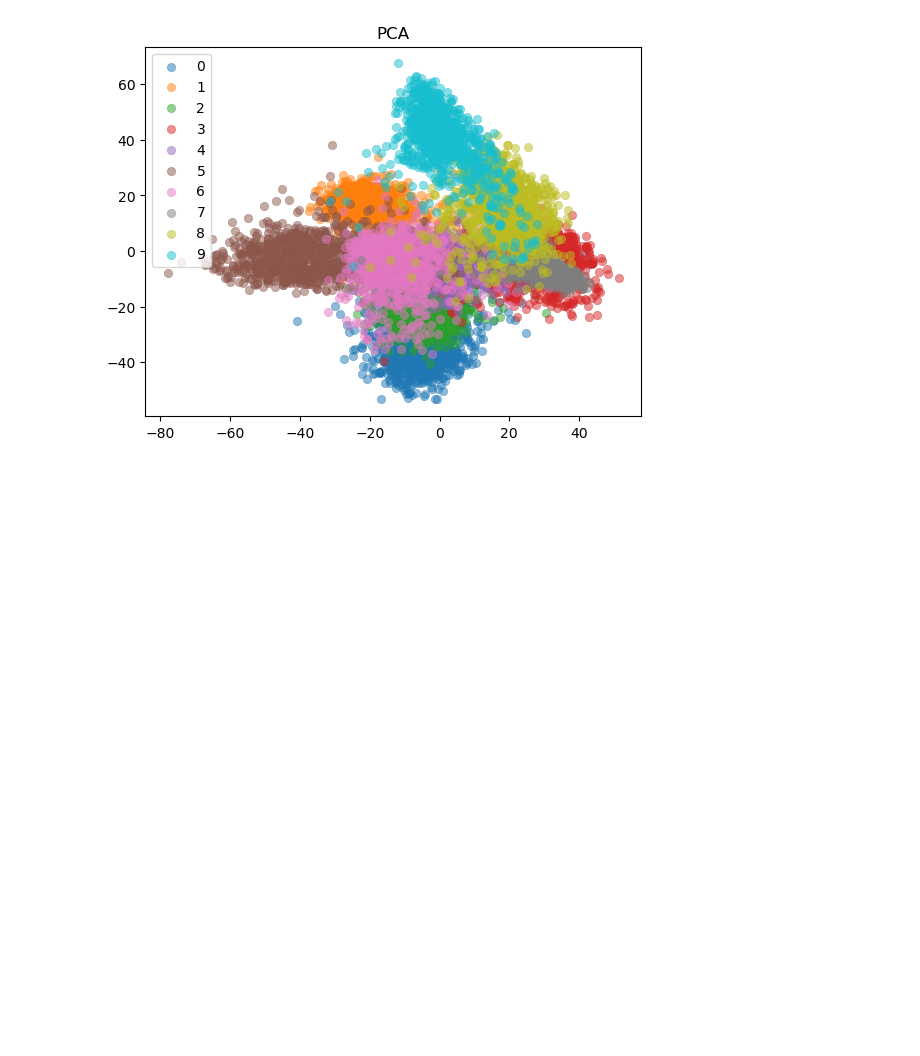
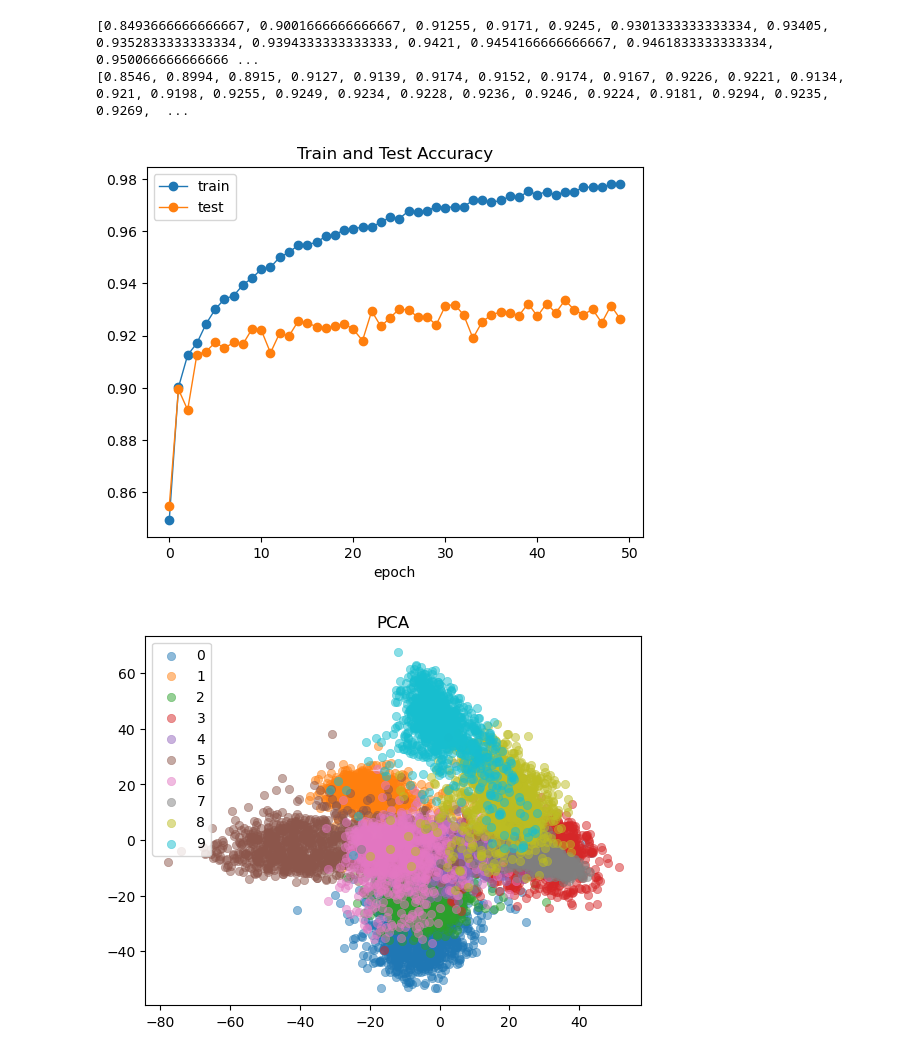
Before and after one commit to zhiyuan5986/CS3612-Machine-Learning-Final-Project, a Jupyter notebook: Task1/Task1_complex_NN_v1.ipynb, the cells around one changed output. Cells and saved outputs as stored; diff of their text form; code cells hidden in the pictures; blank space fills up the shorter version.

Commit message:
All codes basicly done!

```diff
--- a/Task1/Task1_complex_NN_v1.ipynb
+++ b/Task1/Task1_complex_NN_v1.ipynb
@@ -296,7 +296,7 @@ args = {
     'device': torch.device('cuda' if torch.cuda.is_available() else 'cpu'),
     'batch_size': 64,
     # 'test_batch_size': 1000,
-    'epochs': 20,
+    'epochs': 50,
     'lr': 1e-4
 }
 
@@ -355,13 +355,13 @@ for i in range(1,cols*rows+1):
 plt.show()
 
 
-# train_acc_list, test_acc_list = [], []
-# train_loss_list, test_loss_list = [], []
-# for t in range(args['epochs']):
-#     print(f'Epoch {t+1}\n-------------------------------')
-#     train_loop(model, train_loader, optimizer, loss_fn, train_loss_list, train_acc_list, args['device'])
-#     test_loop(model, test_loader, loss_fn, args['device'], test_loss_list, test_acc_list)
-# print('Done!')
+train_acc_list, test_acc_list = [], []
+train_loss_list, test_loss_list = [], []
+for t in range(args['epochs']):
+    print(f'Epoch {t+1}\n-------------------------------')
+    train_loop(model, train_loader, optimizer, loss_fn, train_loss_list, train_acc_list, args['device'])
+    test_loop(model, test_loader, loss_fn, args['device'], test_loss_list, test_acc_list)
+print('Done!')
 
 # torch.save(model.state_dict(), f'./checkpoints/{version}.pt')
 
@@ -392,3 +410,19 @@ NameError: name 'train_acc_list' is not defined
+# %%
+print(train_acc_list)
+print(test_acc_list)
+# %% [output]
+[0.8493666666666667, 0.9001666666666667, 0.91255, 0.9171, 0.9245, 0.9301333333333334, 0.93405, 0.9352833333333334, 0.9394333333333333, 0.9421, 0.9454166666666667, 0.9461833333333334, 0.950066666666666 ...
+[0.8546, 0.8994, 0.8915, 0.9127, 0.9139, 0.9174, 0.9152, 0.9174, 0.9167, 0.9226, 0.9221, 0.9134, 0.921, 0.9198, 0.9255, 0.9249, 0.9234, 0.9228, 0.9236, 0.9246, 0.9224, 0.9181, 0.9294, 0.9235, 0.9269,  ...
+# %%
+train_acc_list = [0.8493666666666667, 0.9001666666666667, 0.91255, 0.9171, 0.9245, 0.9301333333333334, 0.93405, 0.9352833333333334, 0.9394333333333333, 0.9421, 0.9454166666666667, 0.9461833333333334, 0.9500666666666666, 0.9518666666666666, 0.9546666666666667, 0.95485, 0.9557666666666667, 0.9580833333333333, 0.9587, 0.9604833333333334, 0.9609833333333333, 0.9615666666666667, 0.96155, 0.9635333333333334, 0.9653, 0.96485, 0.9677333333333333, 0.9672166666666666, 0.9679333333333333, 0.9693, 0.9690833333333333, 0.9693666666666667, 0.9694333333333334, 0.9718166666666667, 0.9719833333333333, 0.9710666666666666, 0.9717833333333333, 0.9733166666666667, 0.9730333333333333, 0.9752666666666666, 0.97405, 0.9751666666666666, 0.9738833333333333, 0.9751166666666666, 0.9751666666666666, 0.9768, 0.97695, 0.9768166666666667, 0.9779833333333333, 0.9781333333333333]
+test_acc_list = [0.8546, 0.8994, 0.8915, 0.9127, 0.9139, 0.9174, 0.9152, 0.9174, 0.9167, 0.9226, 0.9221, 0.9134, 0.921, 0.9198, 0.9255, 0.9249, 0.9234, 0.9228, 0.9236, 0.9246, 0.9224, 0.9181, 0.9294, 0.9235, 0.9269, 0.9302, 0.9298, 0.9272, 0.9273, 0.9241, 0.9314, 0.9319, 0.9279, 0.919, 0.9253, 0.9279, 0.9291, 0.9287, 0.9277, 0.9323, 0.9274, 0.9323, 0.9287, 0.9336, 0.9299, 0.928, 0.9301, 0.9249, 0.9315, 0.9264]
+from utils import *
+version = "v1"
+output_root = f"./output/{version}"
+plot_curveII(train_acc_list, test_acc_list, "Train and Test Accuracy",  f"{output_root}/train_test_acc.pdf")
+# plot_curveII(train_loss_list, test_loss_list, "Train and Test Loss",  f"{output_root}/train_test_loss.pdf")
+# %% [output]
+[figure, added]
 # %%
 version = "v1"
 # model = NN(num_classes=10).to(args["device"])
```
Also changed, not shown: parts of 2 cells of this notebook, 26 other files.
